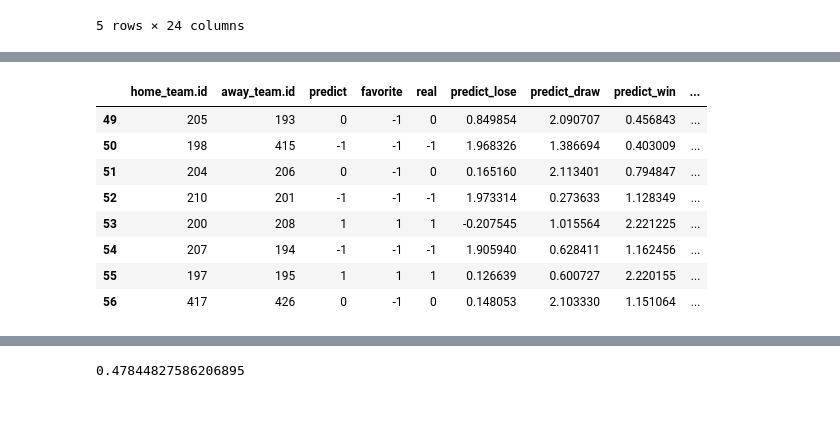
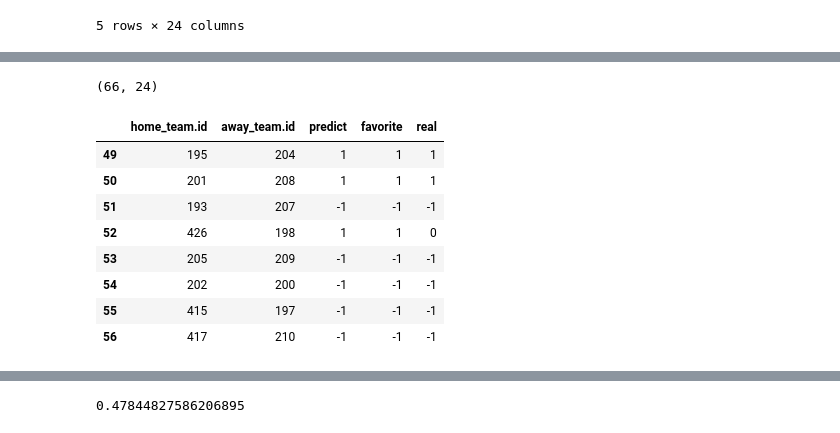
Before and after one commit to clarismiranda/Statsfootball, a Jupyter notebook: visualization_odds.ipynb, the cells around one changed output, grey strips where cells are left out. Cells and saved outputs as stored; diff of their text form; code cells hidden in the pictures.

```diff
--- a/visualization_odds.ipynb
+++ b/visualization_odds.ipynb
@@ -83,7 +83,7 @@ transformed_odds.head(5)
 # Target the real
 season = 2020
 # csv to save
-csv_file = '../' + 'Odds' + '/' + str(season) + '_' + '11_06_'+ 'odds_test'+ '.csv'
+csv_file = '../' + 'Odds' + '/' + str(season) + '_' + '11_20_'+ 'odds_test'+ '.csv'
 print(csv_file)
 odds_test = pd.read_csv(csv_file)
 transformed_odds_test = feature_engineer(odds_test)
@@ -167,14 +240,18 @@ new_prediction.groupby(['real', 'predict']).count()
+# %%
+new_prediction.shape
+# %% [output]
+(66, 24)
 # %%
-gb = new_prediction[(new_prediction['league'] == 88)]
-gb = gb[['home_team.id', 'away_team.id', 'predict', 'favorite', 'real', 'predict_lose', 'predict_draw', 'predict_win', 'winner_home', 'winner_away', 'winner_draw']]
-gb.head(10)
+df_league = new_prediction[(new_prediction["league"]==88)]
+df_league = df_league[["home_team.id", "away_team.id", "predict", "favorite", "real"]]
+df_league.head(10)
 # %% [output]
-|  | home_team.id | away_team.id | predict | favorite | real | predict_lose | predict_draw | predict_win | ... |
-| 49 | 205 | 193 | 0 | -1 | 0 | 0.849854 | 2.090707 | 0.456843 | ... |
-| 50 | 198 | 415 | -1 | -1 | -1 | 1.968326 | 1.386694 | 0.403009 | ... |
-| 51 | 204 | 206 | 0 | -1 | 0 | 0.165160 | 2.113401 | 0.794847 | ... |
-| 52 | 210 | 201 | -1 | -1 | -1 | 1.973314 | 0.273633 | 1.128349 | ... |
-| 53 | 200 | 208 | 1 | 1 | 1 | -0.207545 | 1.015564 | 2.221225 | ... |
-| 54 | 207 | 194 | -1 | -1 | -1 | 1.905940 | 0.628411 | 1.162456 | ... |
-| 55 | 197 | 195 | 1 | 1 | 1 | 0.126639 | 0.600727 | 2.220155 | ... |
-| 56 | 417 | 426 | 0 | -1 | 0 | 0.148053 | 2.103330 | 1.151064 | ... |
+|  | home_team.id | away_team.id | predict | favorite | real |
+| 49 | 195 | 204 | 1 | 1 | 1 |
+| 50 | 201 | 208 | 1 | 1 | 1 |
+| 51 | 193 | 207 | -1 | -1 | -1 |
+| 52 | 426 | 198 | 1 | 1 | 0 |
+| 53 | 205 | 209 | -1 | -1 | -1 |
+| 54 | 202 | 200 | -1 | -1 | -1 |
+| 55 | 415 | 197 | -1 | -1 | -1 |
+| 56 | 417 | 210 | -1 | -1 | -1 |
```
Also changed, not shown: parts of 20 cells of this notebook, 5 other files.
